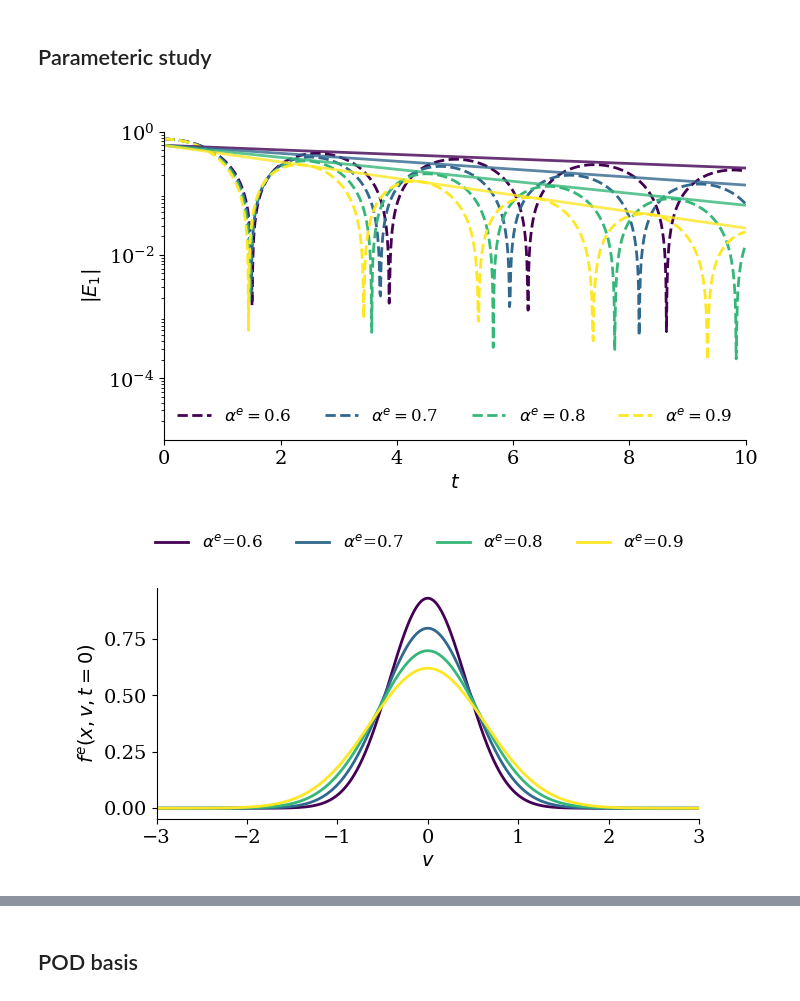
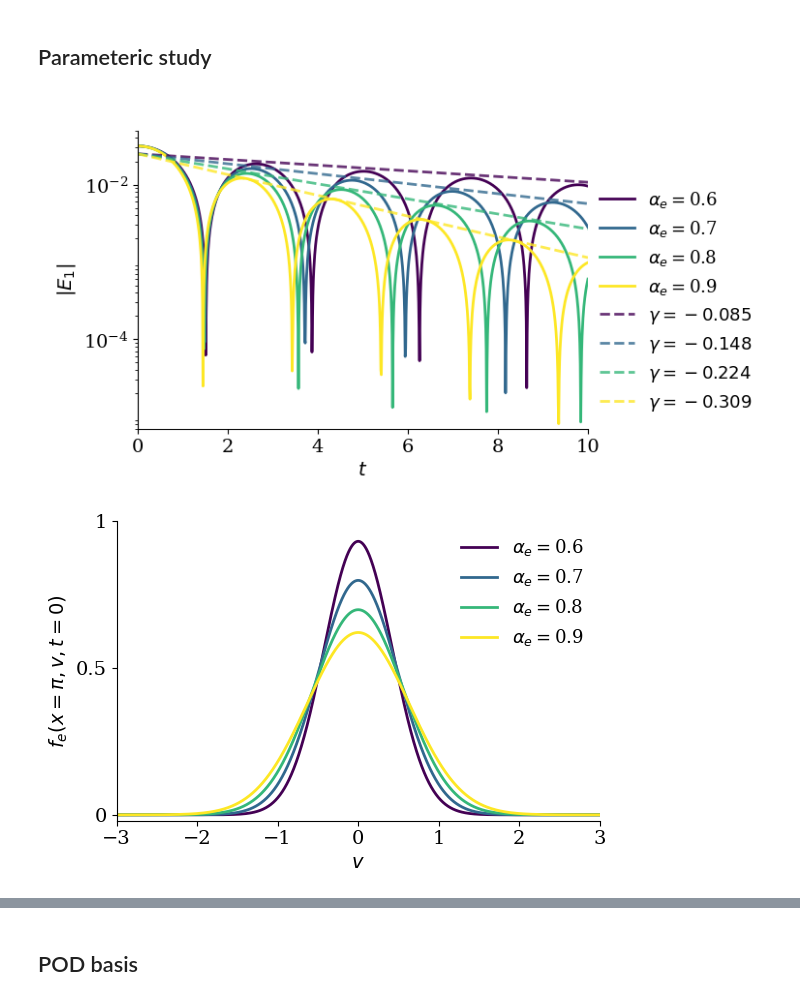
Before and after one commit to opaliss/HermiteFD-ROM, a Jupyter notebook: FOM/linear_landau_damping_FOM.ipynb, the cells around one changed output, grey strips where cells are left out. Saved outputs shown, nothing was run; the diff lists cells and outputs as text; code cells hidden in the pictures.

```diff
--- a/FOM/linear_landau_damping_FOM.ipynb
+++ b/FOM/linear_landau_damping_FOM.ipynb
@@ -24,7 +24,7 @@ matplotlib.rc('ytick', labelsize=14)
 setup = SimulationSetupFOM(Nx=151,
                            Nv=20,
                            epsilon=1e-2,
-                           alpha_e=0.75,
+                           alpha_e=0.5,
                            alpha_i=np.sqrt(2 / 1836),
                            u_e=0,
                            u_i=0,
@@ -281,49 +282,52 @@ for kk in range(0, len(alpha_train)):
     E_train_coeff[kk, :] = np.load("../data/FOM/linear_landau/sample_" + str(alpha_curr) + "/sol_midpoint_E1_" + str(setup.Nv) + "_alpha_" + str(alpha_curr) + ".npy")
 # %%
 # plot the electric field damping rate
-fig, ax = plt.subplots(figsize=(7.5, 4))
+fig, ax = plt.subplots(figsize=(6, 4))
 for kk in range(0, len(alpha_train)):
-    ax.plot(setup.t_vec, np.abs(E_train_coeff[kk, :]), "--", linewidth=2, color=colors_train[kk], label=r"$\alpha^{e}=$" + str(round(alpha_train[kk], 1)))
+    ax.plot(setup.t_vec[:1001], np.abs(E_train_coeff[kk, :])*setup.dx, "-", linewidth=2, color=colors_train[kk], label=r"$\alpha_{e}=$" + str(round(alpha_train[kk], 1)))
 
-ax.plot(setup.t_vec, 0.6* np.exp(-0.08467*sol_midpoint_t), linewidth=2, color=colors_train[0], alpha=0.8)
-ax.plot(setup.t_vec, 0.6*np.exp(-0.14835*sol_midpoint_t), linewidth=2, color=colors_train[1], alpha=0.8)
-ax.plot(setup.t_vec, 0.6*np.exp(-0.2238*sol_midpoint_t), linewidth=2, color=colors_train[2], alpha=0.8)
-ax.plot(setup.t_vec, 0.6*np.exp(-0.309001*sol_midpoint_t), linewidth=2, color=colors_train[3], alpha=0.8)
+ax.plot(setup.t_vec[:1001], 0.025* np.exp(-0.08467*sol_midpoint_t[:1001]), linewidth=2, ls="--", color=colors_train[0], alpha=0.8, label="$\gamma = -0.085$")
+ax.plot(setup.t_vec[:1001], 0.025*np.exp(-0.14835*sol_midpoint_t[:1001]), linewidth=2, ls="--", color=colors_train[1], alpha=0.8, label="$\gamma = -0.148$")
+ax.plot(setup.t_vec[:1001], 0.025*np.exp(-0.2238*sol_midpoint_t[:1001]), linewidth=2, ls="--", color=colors_train[2], alpha=0.8, label="$\gamma=-0.224$")
+ax.plot(setup.t_vec[:1001], 0.025*np.exp(-0.309001*sol_midpoint_t[:1001]), linewidth=2, ls="--", color=colors_train[3], alpha=0.8, label="$\gamma = -0.309$")
 
 ax.set_yscale("log")
 ax.spines['right'].set_visible(False)
 ax.spines['top'].set_visible(False)
 ax.set_ylabel("$|E_{1}|$")
 ax.set_xlabel("$ t$")
-ax.set_xlim(0, setup.T)
-ax.set_yticks([1e0, 1e-2, 1e-4])
-ax.set_ylim(1e-5, 1)
-legend = ax.legend(ncols=4, fancybox=False, shadow=False, fontsize=12, loc='lower center')
+ax.set_xlim(0, 10)
+ax.set_yticks([1e-2, 1e-4])
+ax.set_ylim(7e-6, 5e-2)
+legend = ax.legend(ncols=1, fancybox=False, shadow=False, fontsize=13, loc='lower right', bbox_to_anchor=(1.4, 0))
 legend.get_frame().set_alpha(0)
 text = ax.text(-0.2,1.05, " ", transform=ax.transAxes)
-plt.savefig("../figs/FOM/linear_landau/linear_landau_electric_field_FOM_train.png", bbox_extra_artists=(legend,text), bbox_inches='tight', dpi=600)
+plt.savefig("../figs/FOM/linear_landau/linear_landau_electric_field_FOM_train.png", bbox_inches='tight', bbox_extra_artists=(legend,text), pad_inches=0.0, dpi=600)
 # %% [output]
-[figure, old version]
+[figure, new version]
 # %%
 # plot the electric field damping rate
-fig, ax = plt.subplots(figsize=(7, 3))
+fig, ax = plt.subplots(figsize=(6, 4))
 for kk in range(0, len(alpha_train)):
     alpha_e = alpha_train[kk]
     C0_e = (1 + setup.epsilon * np.cos(x)) / alpha_e
     distribution = np.outer(C0_e, psi_ln_aw(v=v, alpha_s=alpha_e, u_s=setup.u_e, n=0))
-    ax.plot(v, distribution[setup.Nx//2, :], "-", linewidth=2, color=colors_train[kk], label=r"$\alpha^{e}$=" + str(alpha_train[kk]))
+    ax.plot(v, distribution[setup.Nx//2, :], linewidth=2, color=colors_train[kk], ls="-", label=r"$\alpha_{e}=$" + str(alpha_train[kk]))
 
-legend = ax.legend(ncols=4, fancybox=False, shadow=False, fontsize=12, loc='upper right', bbox_to_anchor=(1, 1.3))
+legend = ax.legend(ncols=1, fancybox=False, shadow=False, fontsize=13,  loc='upper right')
 legend.get_frame().set_alpha(0)
-text = ax.text(-0.2,1.05, " ", transform=ax.transAxes)
 ax.spines['right'].set_visible(False)
 ax.spines['top'].set_visible(False)
-ax.set_ylabel("$f^{e}(x, v, t=0)$")
+ax.set_ylabel("$f_{e}(x=\pi, v, t=0)$")
 ax.set_xlabel("$v$")
+ax.set_ylim(-2e-2, 1)
 ax.set_xlim(-3, 3)
-plt.savefig("../figs/FOM/linear_landau/linear_landau_initial_condition_cross_section.png", bbox_extra_artists=(legend,text), bbox_inches='tight', dpi=600)
+ax.set_yticks([0, 0.5, 1])
+ax.set_yticklabels([0, 0.5, 1])
+plt.tight_layout()
+plt.savefig("../figs/FOM/linear_landau/linear_landau_initial_condition_cross_section.png", bbox_inches='tight', pad_inches=0.0, dpi=600)
 # %% [output]
-[figure, old version]
+[figure, new version]
 # %%
 # plot the electric field damping rate
 fig, ax = plt.subplots(figsize=(7.5, 4))
```
Also changed, not shown: parts of 23 cells of this notebook, 11 other files.
